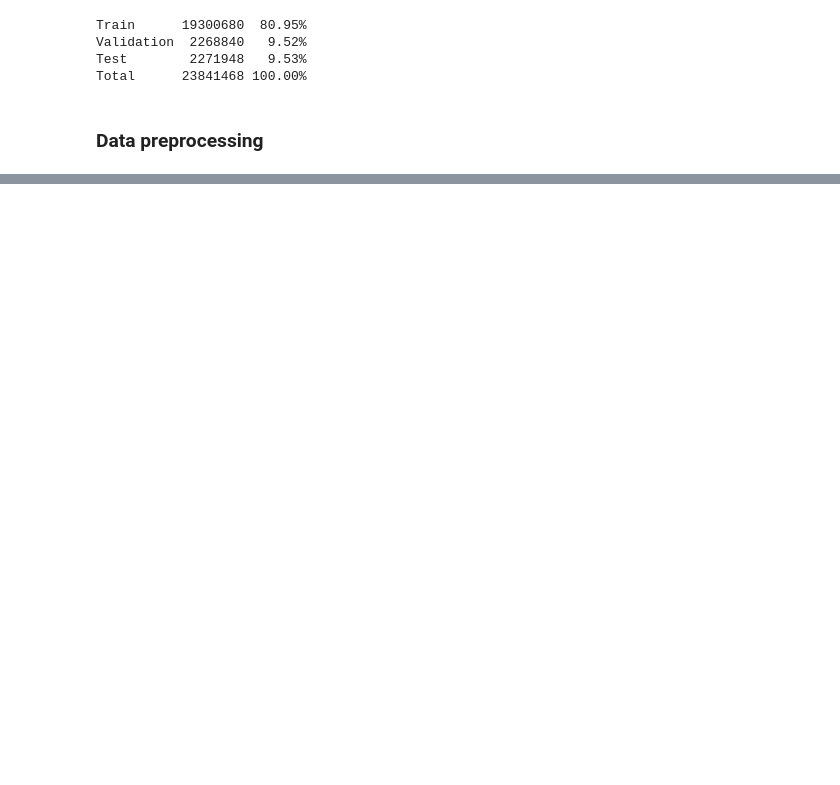
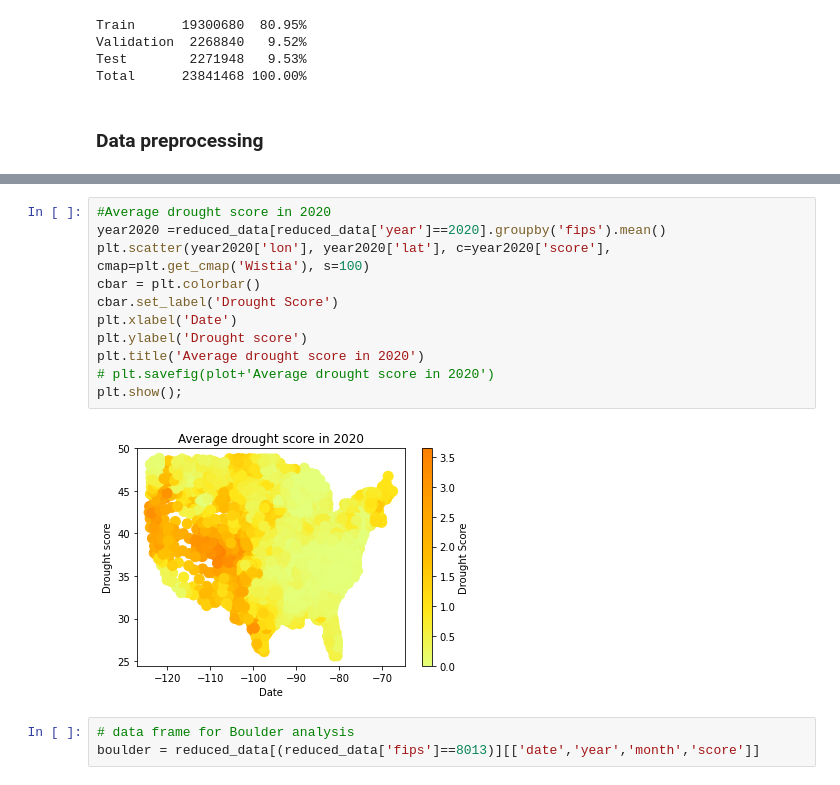
Before and after one commit to vinayakSharm/MLDrought, a Jupyter notebook: project_drought_EDA.ipynb, the cells around one changed output, grey strips where cells are left out. Drawn from its saved outputs; the diff is of its cells as text; blank space fills up the shorter version.

```diff
--- a/project_drought_EDA.ipynb
+++ b/project_drought_EDA.ipynb
@@ -271,0 +190,16 @@ y_test = test.iloc[:,-1]
+# %%
+#Average drought score in 2020
+year2020 =reduced_data[reduced_data['year']==2020].groupby('fips').mean()
+plt.scatter(year2020['lon'], year2020['lat'], c=year2020['score'], cmap=plt.get_cmap('Wistia'), s=100)
+cbar = plt.colorbar()
+cbar.set_label('Drought Score')
+plt.xlabel('Date')
+plt.ylabel('Drought score')
+plt.title('Average drought score in 2020')
+# plt.savefig(plot+'Average drought score in 2020')
+plt.show();
+# %% [output]
+[figure, added]
+# %%
+# data frame for Boulder analysis
+boulder = reduced_data[(reduced_data['fips']==8013)][['date','year','month','score']]
```
Also changed, not shown: parts of 49 cells of this notebook.
